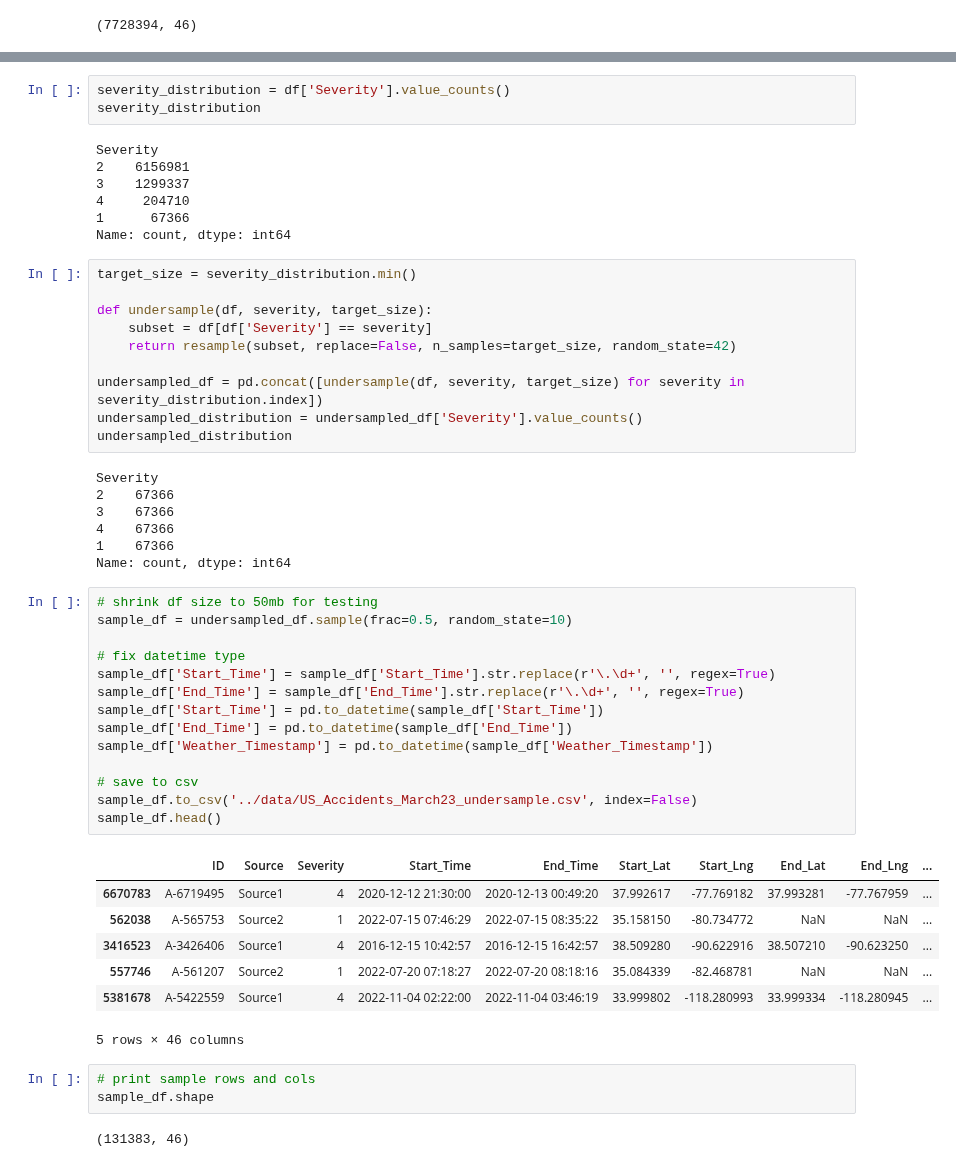
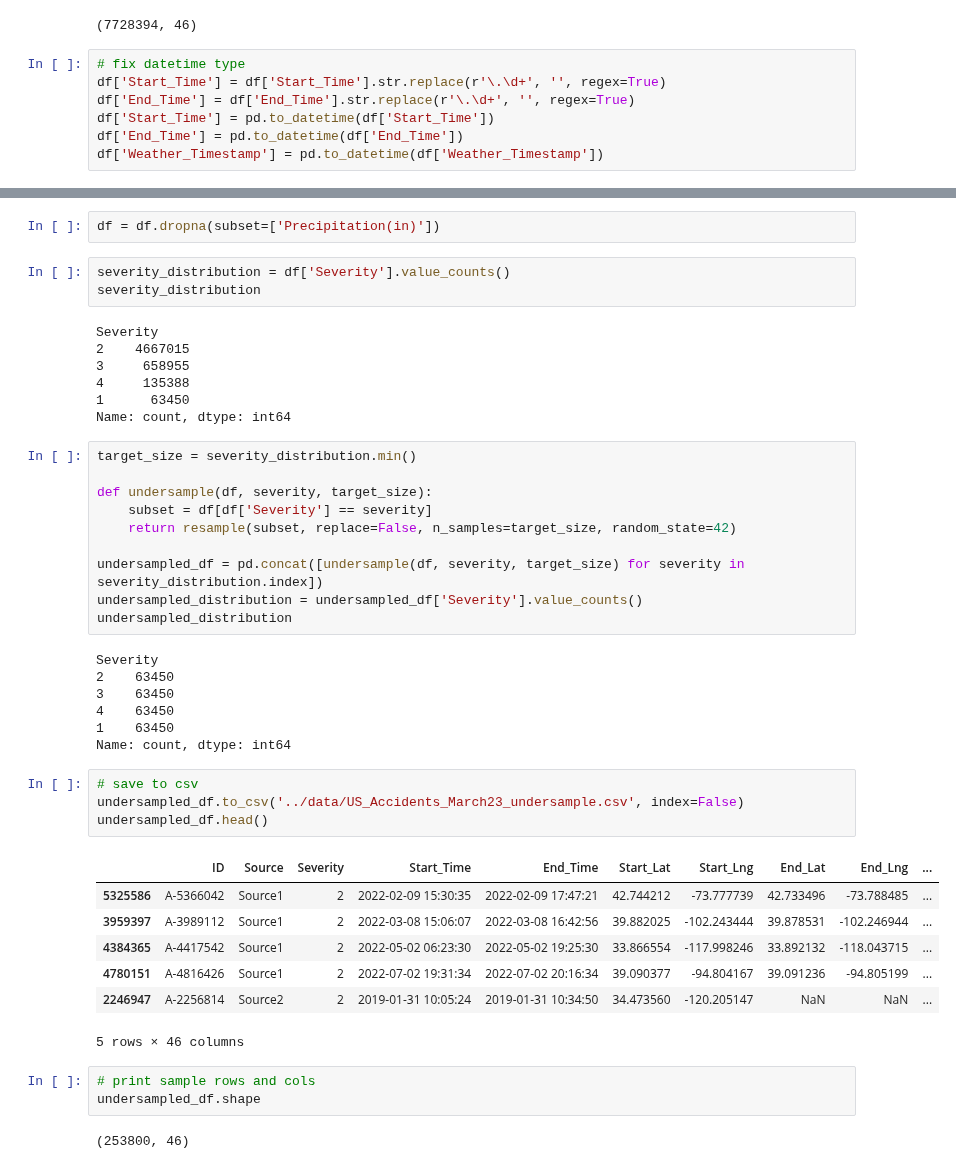
Before and after one commit to henry-bao/paml-final-project, a Jupyter notebook: src/data_sampling.ipynb, the cells around one changed output, grey strips where cells are left out. Saved outputs shown, nothing was run; the diff lists cells and outputs as text.

```diff
--- a/src/data_sampling.ipynb
+++ b/src/data_sampling.ipynb
@@ -17,3 +17,10 @@ df.head()
 df.shape
 # %% [output]
 (7728394, 46)
+# %%
+# fix datetime type
+df['Start_Time'] = df['Start_Time'].str.replace(r'\.\d+', '', regex=True)
+df['End_Time'] = df['End_Time'].str.replace(r'\.\d+', '', regex=True)
+df['Start_Time'] = pd.to_datetime(df['Start_Time'])
+df['End_Time'] = pd.to_datetime(df['End_Time'])
+df['Weather_Timestamp'] = pd.to_datetime(df['Weather_Timestamp'])
@@ -20,12 +54,14 @@ df.shape
+# %%
+df = df.dropna(subset=['Precipitation(in)'])
 # %%
 severity_distribution = df['Severity'].value_counts()
 severity_distribution
 # %% [output]
 Severity
-2    6156981
-3    1299337
-4     204710
-1      67366
+2    4667015
+3     658955
+4     135388
+1      63450
 Name: count, dtype: int64
 # %%
 target_size = severity_distribution.min()
@@ -39,35 +75,25 @@ undersampled_distribution = undersampled_df['Severity'].value_counts()
 undersampled_distribution
 # %% [output]
 Severity
-2    67366
-3    67366
-4    67366
-1    67366
+2    63450
+3    63450
+4    63450
+1    63450
 Name: count, dtype: int64
-# %%
-# shrink df size to 50mb for testing
-sample_df = undersampled_df.sample(frac=0.5, random_state=10)
-
-# fix datetime type
-sample_df['Start_Time'] = sample_df['Start_Time'].str.replace(r'\.\d+', '', regex=True)
-sample_df['End_Time'] = sample_df['End_Time'].str.replace(r'\.\d+', '', regex=True)
-sample_df['Start_Time'] = pd.to_datetime(sample_df['Start_Time'])
-sample_df['End_Time'] = pd.to_datetime(sample_df['End_Time'])
-sample_df['Weather_Timestamp'] = pd.to_datetime(sample_df['Weather_Timestamp'])
-
-# save to csv
-sample_df.to_csv('../data/US_Accidents_March23_undersample.csv', index=False)
-sample_df.head()
-# %% [output]
-|  | ID | Source | Severity | Start_Time | End_Time | Start_Lat | Start_Lng | End_Lat | End_Lng | ... |
-| 6670783 | A-6719495 | Source1 | 4 | 2020-12-12 21:30:00 | 2020-12-13 00:49:20 | 37.992617 | -77.769182 | 37.993281 | -77.767959 | ... |
-| 562038 | A-565753 | Source2 | 1 | 2022-07-15 07:46:29 | 2022-07-15 08:35:22 | 35.158150 | -80.734772 | NaN | NaN | ... |
-| 3416523 | A-3426406 | Source1 | 4 | 2016-12-15 10:42:57 | 2016-12-15 16:42:57 | 38.509280 | -90.622916 | 38.507210 | -90.623250 | ... |
-| 557746 | A-561207 | Source2 | 1 | 2022-07-20 07:18:27 | 2022-07-20 08:18:16 | 35.084339 | -82.468781 | NaN | NaN | ... |
-| 5381678 | A-5422559 | Source1 | 4 | 2022-11-04 02:22:00 | 2022-11-04 03:46:19 | 33.999802 | -118.280993 | 33.999334 | -118.280945 | ... |
-5 rows × 46 columns
+# %%
+# save to csv
+undersampled_df.to_csv('../data/US_Accidents_March23_undersample.csv', index=False)
+undersampled_df.head()
+# %% [output]
+|  | ID | Source | Severity | Start_Time | End_Time | Start_Lat | Start_Lng | End_Lat | End_Lng | ... |
+| 5325586 | A-5366042 | Source1 | 2 | 2022-02-09 15:30:35 | 2022-02-09 17:47:21 | 42.744212 | -73.777739 | 42.733496 | -73.788485 | ... |
+| 3959397 | A-3989112 | Source1 | 2 | 2022-03-08 15:06:07 | 2022-03-08 16:42:56 | 39.882025 | -102.243444 | 39.878531 | -102.246944 | ... |
+| 4384365 | A-4417542 | Source1 | 2 | 2022-05-02 06:23:30 | 2022-05-02 19:25:30 | 33.866554 | -117.998246 | 33.892132 | -118.043715 | ... |
+| 4780151 | A-4816426 | Source1 | 2 | 2022-07-02 19:31:34 | 2022-07-02 20:16:34 | 39.090377 | -94.804167 | 39.091236 | -94.805199 | ... |
+| 2246947 | A-2256814 | Source2 | 2 | 2019-01-31 10:05:24 | 2019-01-31 10:34:50 | 34.473560 | -120.205147 | NaN | NaN | ... |
+5 rows × 46 columns
 # %%
 # print sample rows and cols
-sample_df.shape
+undersampled_df.shape
 # %% [output]
-(131383, 46)
+(253800, 46)
```
Also changed, not shown: parts of 2 cells of this notebook, 13 other files.
